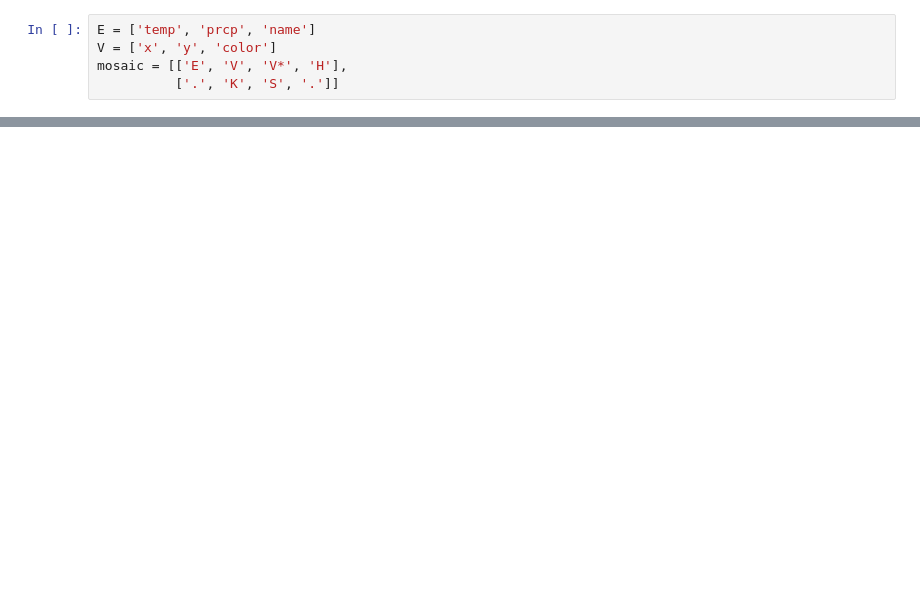
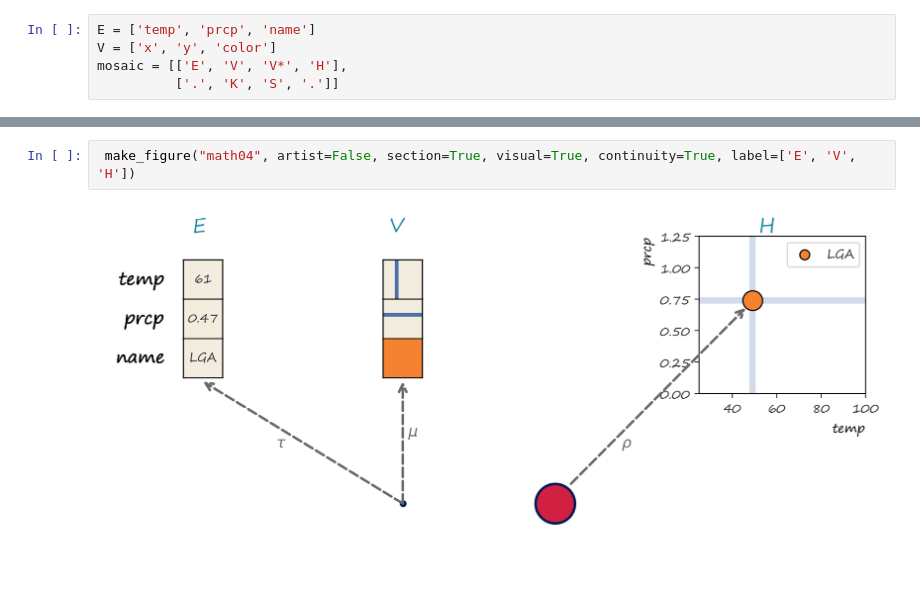
Before and after one commit to story645/proposal, a Jupyter notebook: figures/diagram.ipynb, the cells around one changed output, grey strips where cells are left out. Cells and saved outputs as stored; diff of their text form; blank space fills up the shorter version.

```diff
--- a/figures/diagram.ipynb
+++ b/figures/diagram.ipynb
@@ -86,0 +220,4 @@ x
+# %%
+ make_figure("math04", artist=False, section=True, visual=True, continuity=True, label=['E', 'V', 'H'])
+# %% [output]
+[figure, added]
```
Also changed, not shown: parts of 10 cells of this notebook, 4 other files.
